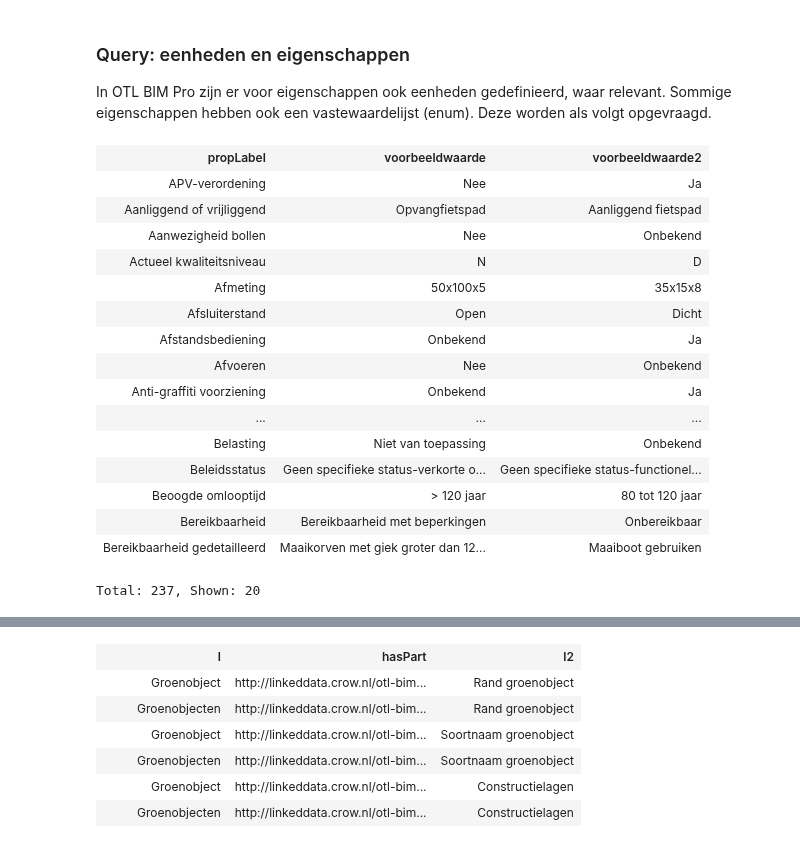
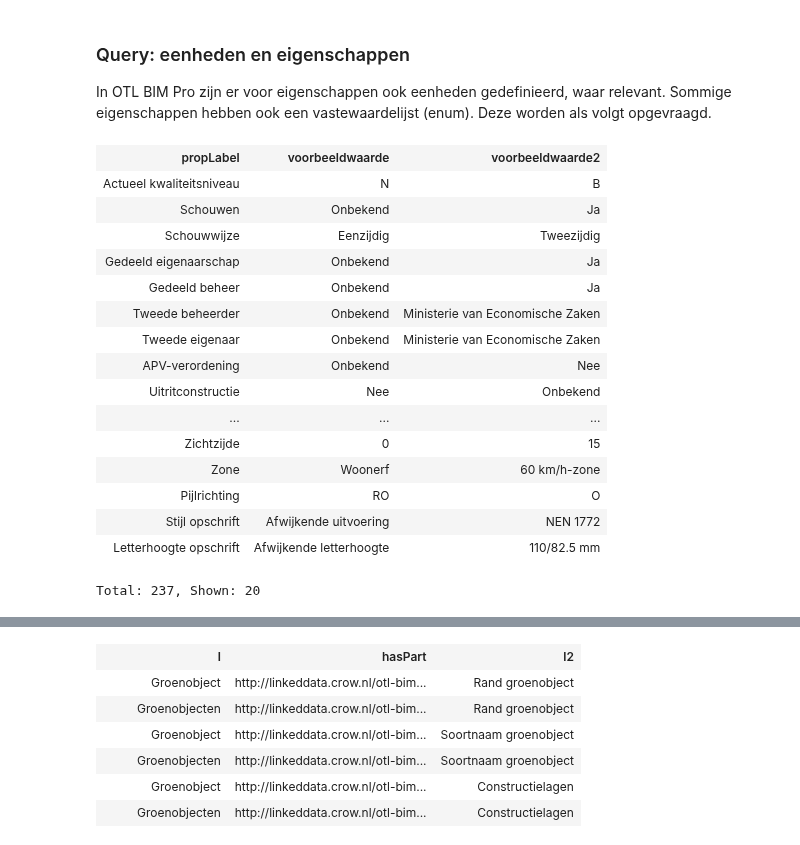
Before and after one commit to Stichting-CROW/imbor, a Jupyter notebook: docs/SPARQL-voorbeelden.ipynb, the cells around one changed output, grey strips where cells are left out. Cells and saved outputs as stored; diff of their text form; code cells hidden in the pictures.

```diff
--- a/docs/SPARQL-voorbeelden.ipynb
+++ b/docs/SPARQL-voorbeelden.ipynb
@@ -156,41 +147,40 @@ Deze worden als volgt opgevraagd.
 # %%
 PREFIX rdfs: <http://www.w3.org/2000/01/rdf-schema#>
 
 SELECT ?propLabel (SAMPLE(?vwlLabel) AS ?voorbeeldwaarde) (SAMPLE(?vwlLabel2) AS ?voorbeeldwaarde2) WHERE {
 
     ?prop rdfs:label ?propLabel ;
         rdfs:range ?vwlKlasse ;
         .
 
     ?vwlInstantie a ?vwlKlasse ;
         rdfs:label ?vwlLabel ;
         .
 
     ?vwlInstantie2 a ?vwlKlasse ;
         rdfs:label ?vwlLabel2 ;
         .
 
     FILTER (?vwlInstantie2 != ?vwlInstantie)
 }
 GROUP BY ?propLabel
-ORDER BY ?prop
 # %% [output]
 | propLabel | voorbeeldwaarde | voorbeeldwaarde2 |
-| APV-verordening | Nee | Ja |
-| Aanliggend of vrijliggend | Opvangfietspad | Aanliggend fietspad |
-| Aanwezigheid bollen | Nee | Onbekend |
-| Actueel kwaliteitsniveau | N | D |
-| Afmeting | 50x100x5 | 35x15x8 |
-| Afsluiterstand | Open | Dicht |
-| Afstandsbediening | Onbekend | Ja |
-| Afvoeren | Nee | Onbekend |
-| Anti-graffiti voorziening | Onbekend | Ja |
+| Actueel kwaliteitsniveau | N | B |
+| Schouwen | Onbekend | Ja |
+| Schouwwijze | Eenzijdig | Tweezijdig |
+| Gedeeld eigenaarschap | Onbekend | Ja |
+| Gedeeld beheer | Onbekend | Ja |
+| Tweede beheerder | Onbekend | Ministerie van Economische Zaken |
+| Tweede eigenaar | Onbekend | Ministerie van Economische Zaken |
+| APV-verordening | Onbekend | Nee |
+| Uitritconstructie | Nee | Onbekend |
 | ... | ... | ... |
-| Belasting | Niet van toepassing | Onbekend |
-| Beleidsstatus | Geen specifieke status-verkorte o... | Geen specifieke status-functionel... |
-| Beoogde omlooptijd | > 120 jaar | 80 tot 120 jaar |
-| Bereikbaarheid | Bereikbaarheid met beperkingen | Onbereikbaar |
-| Bereikbaarheid gedetailleerd | Maaikorven met giek groter dan 12... | Maaiboot gebruiken |
+| Zichtzijde | 0 | 15 |
+| Zone | Woonerf | 60 km/h-zone |
+| Pijlrichting | RO | O |
+| Stijl opschrift | Afwijkende uitvoering | NEN 1772 |
+| Letterhoogte opschrift | Afwijkende letterhoogte | 110/82.5 mm |
 Total: 237, Shown: 20
 # %%
 PREFIX rdfs: <http://www.w3.org/2000/01/rdf-schema#>
```
Also changed, not shown: parts of 12 cells of this notebook.
